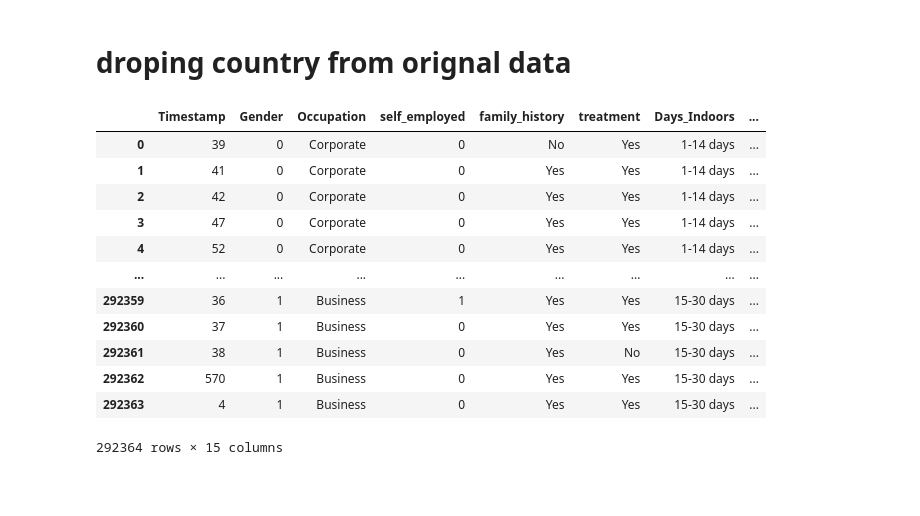
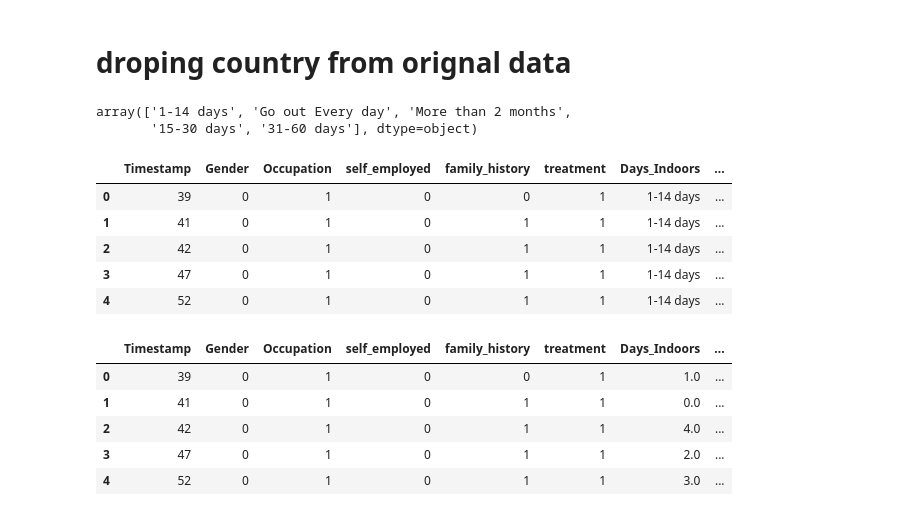
Before and after one commit to Haakam/python, a Jupyter notebook: EDA on m_H_D.ipynb, the cells around one changed output. Saved outputs shown, nothing was run; the diff lists cells and outputs as text; code cells hidden in the pictures; blank space fills up the shorter version.

```diff
--- a/EDA on m_H_D.ipynb
+++ b/EDA on m_H_D.ipynb
@@ -266,19 +265,17 @@ Name: Growing_Stress, Length: 292364, dtype: int32>
 # %% [markdown]
 # droping country from orignal data
 # %%
-df2=df1.drop('Country',axis='columns')
-df2
+df2=df.drop('Country',axis='columns')
+df2.Days_Indoors.unique()
 # %% [output]
-|  | Timestamp | Gender | Occupation | self_employed | family_history | treatment | Days_Indoors | ... |
-| 0 | 39 | 0 | Corporate | 0 | No | Yes | 1-14 days | ... |
-| 1 | 41 | 0 | Corporate | 0 | Yes | Yes | 1-14 days | ... |
-| 2 | 42 | 0 | Corporate | 0 | Yes | Yes | 1-14 days | ... |
-| 3 | 47 | 0 | Corporate | 0 | Yes | Yes | 1-14 days | ... |
-| 4 | 52 | 0 | Corporate | 0 | Yes | Yes | 1-14 days | ... |
-| ... | ... | ... | ... | ... | ... | ... | ... | ... |
-| 292359 | 36 | 1 | Business | 1 | Yes | Yes | 15-30 days | ... |
-| 292360 | 37 | 1 | Business | 0 | Yes | Yes | 15-30 days | ... |
-| 292361 | 38 | 1 | Business | 0 | Yes | No | 15-30 days | ... |
-| 292362 | 570 | 1 | Business | 0 | Yes | Yes | 15-30 days | ... |
-| 292363 | 4 | 1 | Business | 0 | Yes | Yes | 15-30 days | ... |
-292364 rows × 15 columns
+array(['1-14 days', 'Go out Every day', 'More than 2 months',
+       '15-30 days', '31-60 days'], dtype=object)
+# %%
+df2.head()
+# %% [output]
+|  | Timestamp | Gender | Occupation | self_employed | family_history | treatment | Days_Indoors | ... |
+| 0 | 39 | 0 | 1 | 0 | 0 | 1 | 1-14 days | ... |
+| 1 | 41 | 0 | 1 | 0 | 1 | 1 | 1-14 days | ... |
+| 2 | 42 | 0 | 1 | 0 | 1 | 1 | 1-14 days | ... |
+| 3 | 47 | 0 | 1 | 0 | 1 | 1 | 1-14 days | ... |
+| 4 | 52 | 0 | 1 | 0 | 1 | 1 | 1-14 days | ... |
@@ -285,3 +305,13 @@ df2
+# %%
+
+df2.head()
+# %% [output]
+|  | Timestamp | Gender | Occupation | self_employed | family_history | treatment | Days_Indoors | ... |
+| 0 | 39 | 0 | 1 | 0 | 0 | 1 | 1.0 | ... |
+| 1 | 41 | 0 | 1 | 0 | 1 | 1 | 0.0 | ... |
+| 2 | 42 | 0 | 1 | 0 | 1 | 1 | 4.0 | ... |
+| 3 | 47 | 0 | 1 | 0 | 1 | 1 | 2.0 | ... |
+| 4 | 52 | 0 | 1 | 0 | 1 | 1 | 3.0 | ... |
 # %%
 df2.info()
 # %% [output]
```
Also changed, not shown: parts of 7 cells of this notebook.
